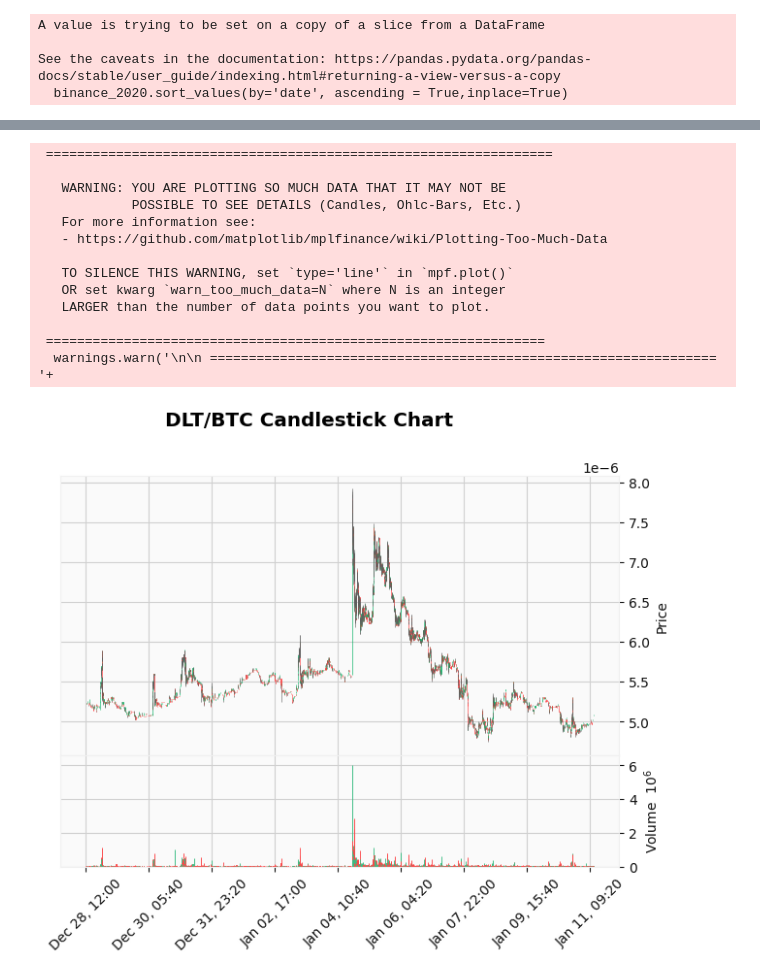
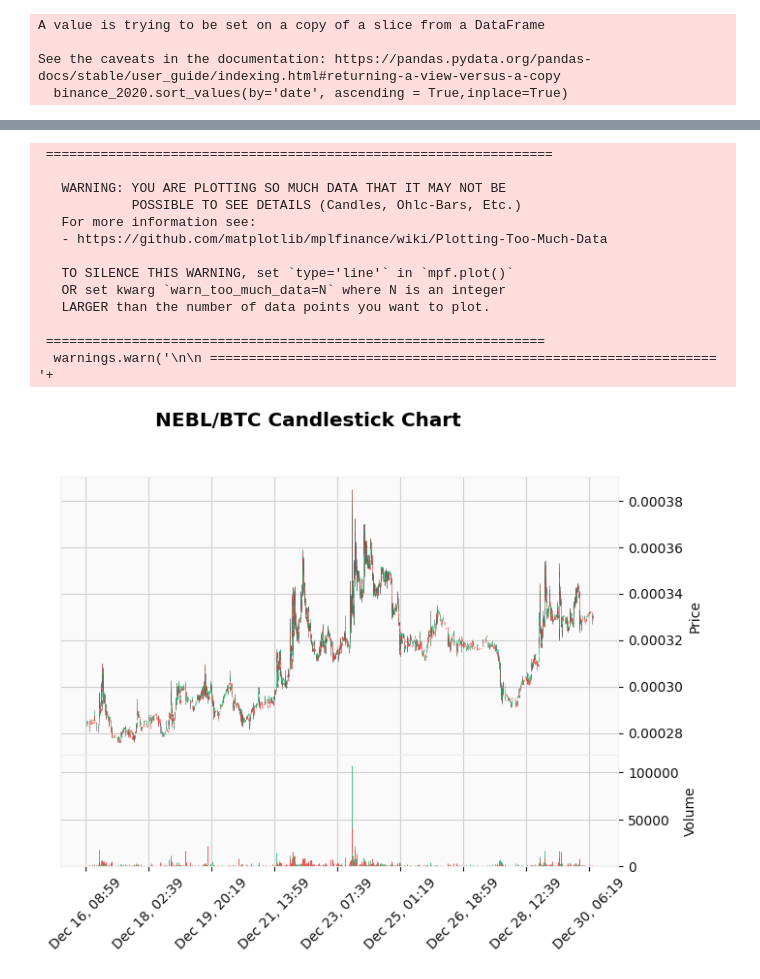
Before and after one commit to dev-dords/bdcc_binance, a Jupyter notebook: 00-loading.ipynb, the cells around one changed output, grey strips where cells are left out. Cells and saved outputs as stored; diff of their text form; code cells hidden in the pictures.

```diff
--- a/00-loading.ipynb
+++ b/00-loading.ipynb
@@ -9,5 +9,6 @@ from datetime import datetime, timedelta
 df = pd.read_csv('./data/pump_telegram.csv')
 
 binance_only = df[df['exchange'] == 'binance']
+binance_only = binance_only.reset_index(drop=True)
 # %%
 # binance_only.to_csv('binance_only.csv', index=False)
@@ -118,0 +105,2 @@ Retrieved 20161 klines.
+# %%
+nebl_klines_1 = fetch_dumped_coin(index_to_fetch=index_to_fetch)
@@ -120,41 +146,43 @@ Retrieved 20161 klines.
 import pandas as pd
 import mplfinance as mpf
 
-# Convert raw eth_btc data to a DataFrame
-df = pd.DataFrame(klines, columns=[
-    'Open time', 'Open', 'High', 'Low', 'Close', 'Volume',
-    'Close time', 'Quote asset volume', 'Number of trades',
-    'Taker buy base asset volume', 'Taker buy quote asset volume', 'Ignore'
-])
+def graph_klines(klines, symbol):
+  df = pd.DataFrame(klines, columns=[
+      'Open time', 'Open', 'High', 'Low', 'Close', 'Volume',
+      'Close time', 'Quote asset volume', 'Number of trades',
+      'Taker buy base asset volume', 'Taker buy quote asset volume', 'Ignore'
+  ])
 
-# Convert 'Open time' to datetime and set as index
-df['Open time'] = pd.to_datetime(df['Open time'], unit='ms')
-df.set_index('Open time', inplace=True)
+  # Convert 'Open time' to datetime and set as index
+  df['Open time'] = pd.to_datetime(df['Open time'], unit='ms')
+  df.set_index('Open time', inplace=True)
 
-# Convert necessary columns to float
-float_cols = ['Open', 'High', 'Low', 'Close', 'Volume']
-df[float_cols] = df[float_cols].astype(float)
+  # Convert necessary columns to float
+  float_cols = ['Open', 'High', 'Low', 'Close', 'Volume']
+  df[float_cols] = df[float_cols].astype(float)
 
-# Plot candlestick chart with volume
-mpf.plot(
-    df[float_cols],
-    type='candle',
-    volume=True,
-    title=f'{symbol}/BTC Candlestick Chart',
-    style='yahoo'
-)
+  # Plot candlestick chart with volume
+  mpf.plot(
+      df[float_cols],
+      type='candle',
+      volume=True,
+      title=f'{symbol}/BTC Candlestick Chart',
+      style='yahoo'
+  )
-# %% [output]
- =================================================================
-
-   WARNING: YOU ARE PLOTTING SO MUCH DATA THAT IT MAY NOT BE
-            POSSIBLE TO SEE DETAILS (Candles, Ohlc-Bars, Etc.)
-   For more information see:
-   - https://github.com/matplotlib/mplfinance/wiki/Plotting-Too-Much-Data
-
-   TO SILENCE THIS WARNING, set `type='line'` in `mpf.plot()`
-   OR set kwarg `warn_too_much_data=N` where N is an integer
-   LARGER than the number of data points you want to plot.
-
- ================================================================
-  warnings.warn('\n\n ================================================================= '+
-[figure, removed]
+# %%
+graph_klines(nebl_klines_1, 'NEBL')
+# %% [output]
+ =================================================================
+
+   WARNING: YOU ARE PLOTTING SO MUCH DATA THAT IT MAY NOT BE
+            POSSIBLE TO SEE DETAILS (Candles, Ohlc-Bars, Etc.)
+   For more information see:
+   - https://github.com/matplotlib/mplfinance/wiki/Plotting-Too-Much-Data
+
+   TO SILENCE THIS WARNING, set `type='line'` in `mpf.plot()`
+   OR set kwarg `warn_too_much_data=N` where N is an integer
+   LARGER than the number of data points you want to plot.
+
+ ================================================================
+  warnings.warn('\n\n ================================================================= '+
+[figure, added]
```
Also changed, not shown: parts of 8 cells of this notebook, 1 other file.
